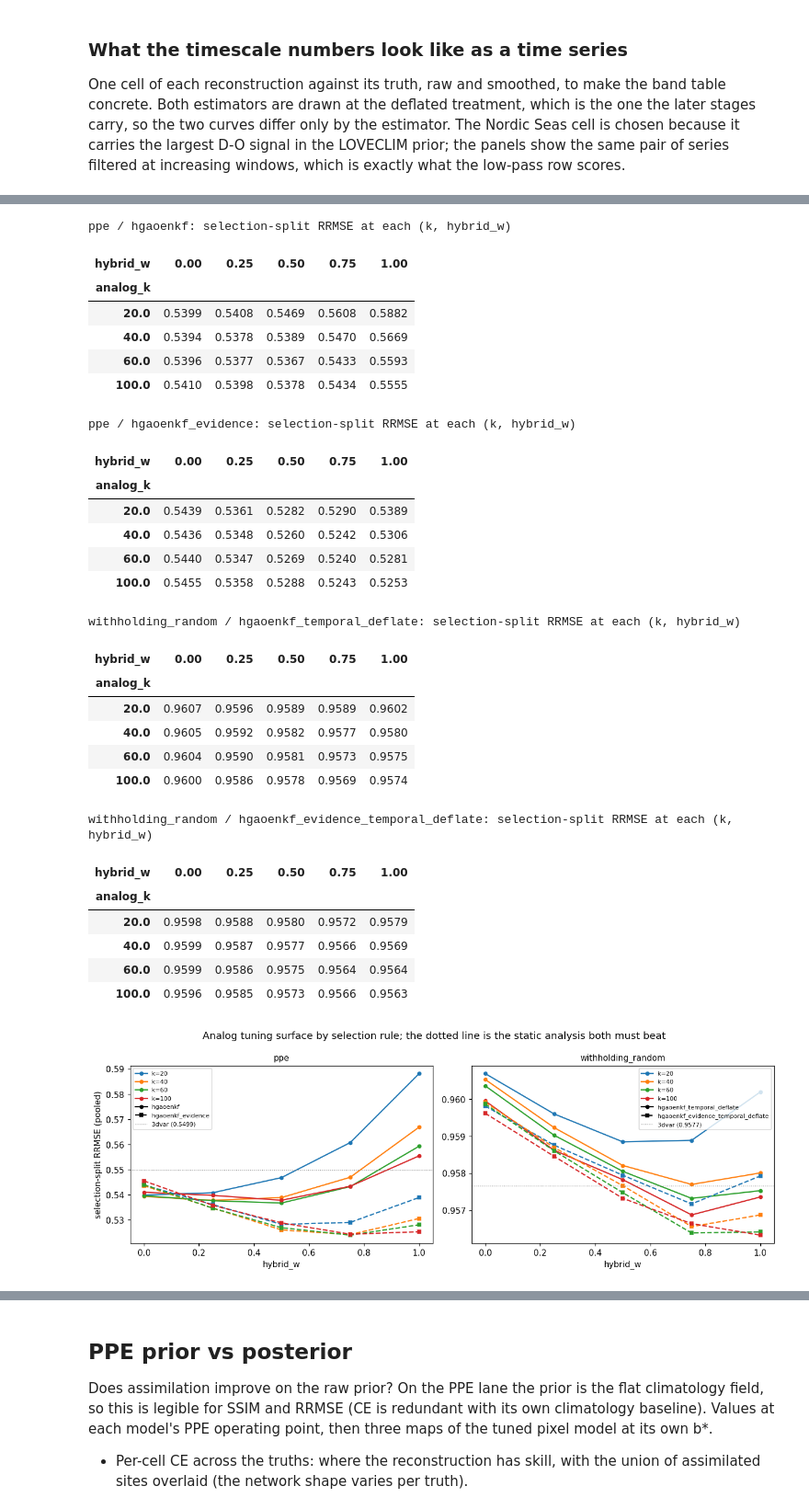
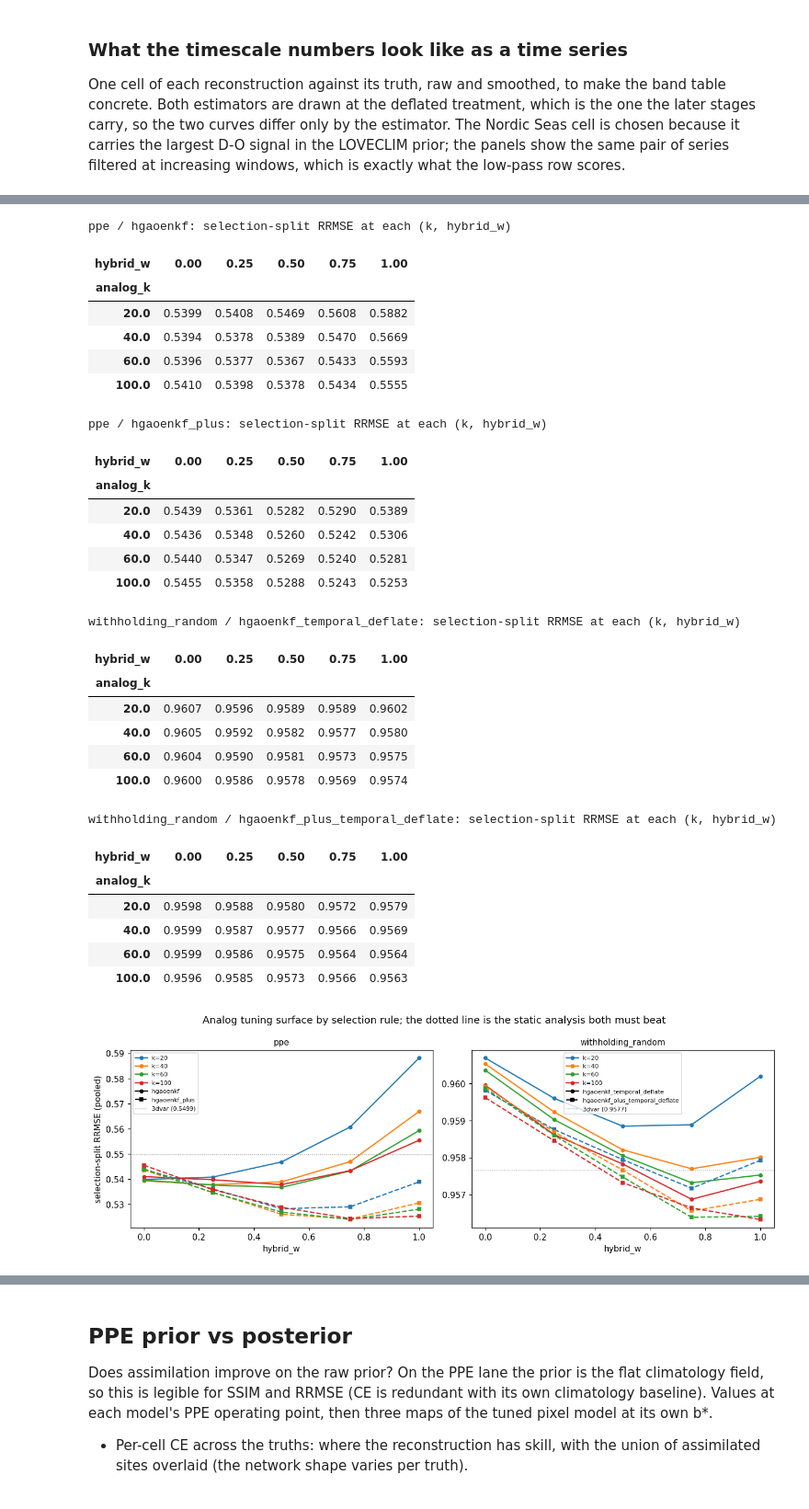
Before and after one commit to evgeni-g-georgiev/sparse_paleoclimate_field_reconstruction, a Jupyter notebook: notebooks/09_da_comparison.ipynb, the cells around one changed output, grey strips where cells are left out. Shown at 92% size. Cells and saved outputs as stored; diff of their text form; code cells hidden in the pictures.

```diff
--- a/notebooks/09_da_comparison.ipynb
+++ b/notebooks/09_da_comparison.ipynb
@@ -288,7 +326,8 @@ a rising or peaked curve means the operating point matters.
 # %%
 fig, axes = plt.subplots(1, len(LANES), figsize=(5.2 * len(LANES), 4.2), squeeze=False)
 for ax, lane in zip(axes[0], LANES):
-    base = M[(M.lane == lane) & (M.split == "test") & (M.method.isin(BASE_METHODS))
+    base = M[(M.lane == lane) & (M.split == "test") & (M.model.isin(ROW_ORDER))
+             & readable_at(lane)
              & (M.channel == "pooled") & (M.do_event == "all") & (M.metric == "ce")
              & (M.fold == -1)]
     for m in ROW_ORDER:
@@ -627,9 +701,13 @@ truth_c = zt["truth_anom"][:, CELL_CHAN, i, j].astype(float)
 # The deflated run rather than the uncorrected one: it is the treatment the later stages
 # carry, so it is what the reconstruction actually looks like.
 SERIES = [("3dvar, deflated", zt["recon_3dvar_temporal_deflate"][:, CELL_CHAN, i, j], "C3")]
-if HG_TRAJ_CFG is not None:
-    SERIES.append(("hgaoenkf, deflated",
-                   zt_hg["recon_realistic"][:, CELL_CHAN, i, j], "C4"))
+for _est, _colour in ((HG, "C4"), (HG_PLUS, "C5")):
+    if _est not in HG_TRAJ_CFG:
+        continue
+    # By name, not via recon_realistic: that alias holds the uncorrected run.
+    _z = np.load(HG_TRAJ[_est] / "trajectory_analysis.npz")
+    SERIES.append((f"{EST_LABEL[_est]}, deflated",
+                   _z[f"recon_{method_for(_est, 'deflate')}"][:, CELL_CHAN, i, j], _colour))
 
 SHOW = [w for w in WINDOWS if w <= 1000]
 fig, axes = plt.subplots(len(SHOW), 1, figsize=(10, 2.0 * len(SHOW)), sharex=True)
@@ -691,6 +767,7 @@ def static_reference(lane, model="pixel"):
     """The 3DVar selection-split RRMSE at its own operating point, the curve's left end."""
     cfg = best[(model, lane)]
     sub = M[(M.model == model) & (M.lane == lane) & (M.split == "selection")
+            & readable_at(lane)
             & (M.channel == "pooled") & (M.do_event == "all") & (M.metric == "rrmse")]
     sub = match_config(sub, cfg)
     return float(sub["value"].iloc[0]) if len(sub) else np.nan
@@ -698,12 +775,10 @@ def static_reference(lane, model="pixel"):
 
 # One entry per (lane, estimator); the two rules share an axis so the gap is read off one
 # picture rather than by comparing two.
-ANALOG_LANES = [(lane, f"{est}{suffix}", ref)
-                for lane, suffix, ref in
-                (("ppe", "", "pixel"),
-                 ("withholding_random", "_temporal_deflate", "pixel_temporal_deflate"))
-                for est in (HG, HG_EV)]
-RULE_STYLE = {HG: ("-", "o"), HG_EV: ("--", "s")}
+ANALOG_LANES = [(lane, method_for(est, LANE_TREATMENT[lane]), "pixel")
+                for lane in ("ppe", "withholding_random")
+                for est in (HG, HG_PLUS)]
+RULE_STYLE = {HG: ("-", "o"), HG_PLUS: ("--", "s")}
 ANALOG_PANELS = ["ppe", "withholding_random"]
 
 fig, axes = plt.subplots(1, len(ANALOG_PANELS), figsize=(5.8 * len(ANALOG_PANELS), 4.2),
@@ -717,7 +792,7 @@ for ax, panel in zip(axes[0], ANALOG_PANELS):
             continue
         print(f"{lane} / {method}: selection-split RRMSE at each (k, hybrid_w)")
         display(surf.round(4))
-        ls, mk = RULE_STYLE[HG_EV if method.startswith(HG_EV) else HG]
+        ls, mk = RULE_STYLE[HG_PLUS if method.startswith(HG_PLUS) else HG]
         for ki, (k, row) in enumerate(surf.iterrows()):
             ax.plot(row.index, row.values, ls=ls, marker=mk, ms=4, color=f"C{ki}",
                     label=f"k={int(k)}" if ci == 0 else None)
@@ -731,36 +806,36 @@ fig.suptitle("Analog tuning surface by selection rule; the dotted line is the st
 fig.tight_layout()
 fig.savefig(FIG / "analog_selection_surface.png", bbox_inches="tight")
 plt.show()
 # %% [output]
 ppe / hgaoenkf: selection-split RRMSE at each (k, hybrid_w)
 | hybrid_w | 0.00 | 0.25 | 0.50 | 0.75 | 1.00 |
 | analog_k |  |  |  |  |  |
 | 20.0 | 0.5399 | 0.5408 | 0.5469 | 0.5608 | 0.5882 |
 | 40.0 | 0.5394 | 0.5378 | 0.5389 | 0.5470 | 0.5669 |
 | 60.0 | 0.5396 | 0.5377 | 0.5367 | 0.5433 | 0.5593 |
 | 100.0 | 0.5410 | 0.5398 | 0.5378 | 0.5434 | 0.5555 |
-ppe / hgaoenkf_evidence: selection-split RRMSE at each (k, hybrid_w)
+ppe / hgaoenkf_plus: selection-split RRMSE at each (k, hybrid_w)
 | hybrid_w | 0.00 | 0.25 | 0.50 | 0.75 | 1.00 |
 | analog_k |  |  |  |  |  |
 | 20.0 | 0.5439 | 0.5361 | 0.5282 | 0.5290 | 0.5389 |
 | 40.0 | 0.5436 | 0.5348 | 0.5260 | 0.5242 | 0.5306 |
 | 60.0 | 0.5440 | 0.5347 | 0.5269 | 0.5240 | 0.5281 |
 | 100.0 | 0.5455 | 0.5358 | 0.5288 | 0.5243 | 0.5253 |
 withholding_random / hgaoenkf_temporal_deflate: selection-split RRMSE at each (k, hybrid_w)
 | hybrid_w | 0.00 | 0.25 | 0.50 | 0.75 | 1.00 |
 | analog_k |  |  |  |  |  |
 | 20.0 | 0.9607 | 0.9596 | 0.9589 | 0.9589 | 0.9602 |
 | 40.0 | 0.9605 | 0.9592 | 0.9582 | 0.9577 | 0.9580 |
 | 60.0 | 0.9604 | 0.9590 | 0.9581 | 0.9573 | 0.9575 |
 | 100.0 | 0.9600 | 0.9586 | 0.9578 | 0.9569 | 0.9574 |
-withholding_random / hgaoenkf_evidence_temporal_deflate: selection-split RRMSE at each (k, hybrid_w)
+withholding_random / hgaoenkf_plus_temporal_deflate: selection-split RRMSE at each (k, hybrid_w)
 | hybrid_w | 0.00 | 0.25 | 0.50 | 0.75 | 1.00 |
 | analog_k |  |  |  |  |  |
 | 20.0 | 0.9598 | 0.9588 | 0.9580 | 0.9572 | 0.9579 |
 | 40.0 | 0.9599 | 0.9587 | 0.9577 | 0.9566 | 0.9569 |
 | 60.0 | 0.9599 | 0.9586 | 0.9575 | 0.9564 | 0.9564 |
 | 100.0 | 0.9596 | 0.9585 | 0.9573 | 0.9566 | 0.9563 |
-[figure, old version]
+[figure, new version]
 # %% [markdown]
 ### Tuned against a priori
 
```
Also changed, not shown: parts of 24 cells of this notebook.
